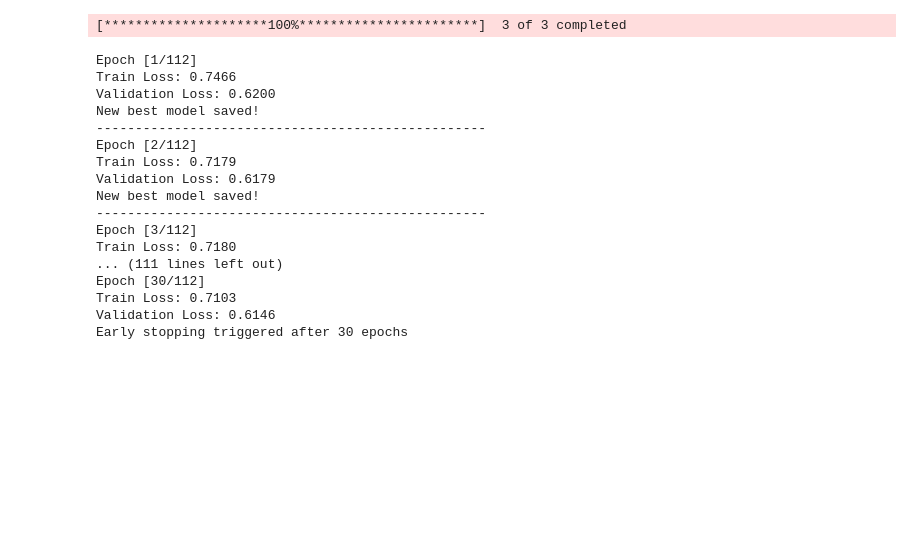
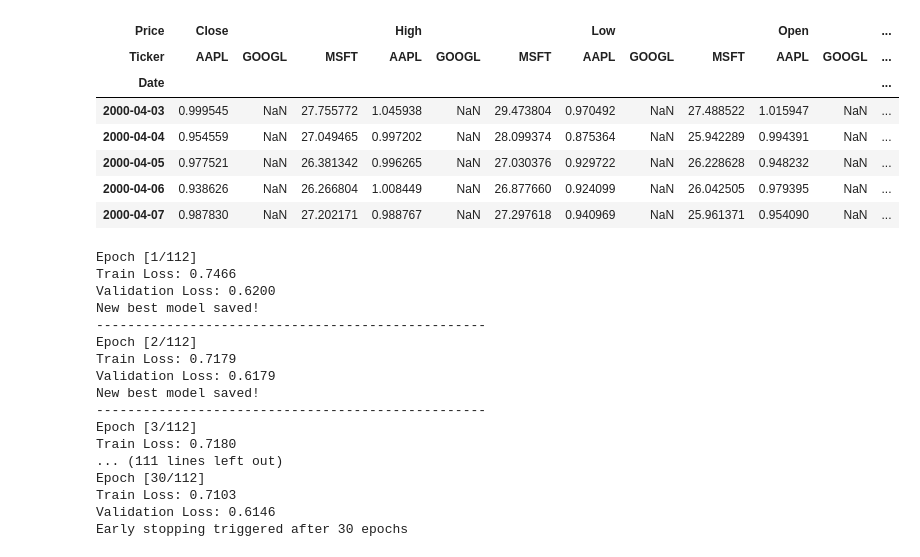
Before and after one commit to voxmenthe/FINPAK, a Jupyter notebook: src/finpak/lstm_predictions/lstm_nb2b.ipynb, the cells around one changed output. Cells and saved outputs as stored; diff of their text form; code cells hidden in the pictures; blank space fills up the shorter version.

```diff
--- a/src/finpak/lstm_predictions/lstm_nb2b.ipynb
+++ b/src/finpak/lstm_predictions/lstm_nb2b.ipynb
@@ -27,10 +54,16 @@ Using device: mps
+# %%
+data_df.head()
+# %% [output]
+| Price | Close |  |  | High |  |  | Low |  |  | Open |  | ... |
+| Ticker | AAPL | GOOGL | MSFT | AAPL | GOOGL | MSFT | AAPL | GOOGL | MSFT | AAPL | GOOGL | ... |
+| Date |  |  |  |  |  |  |  |  |  |  |  | ... |
+| 2000-04-03 | 0.999545 | NaN | 27.755772 | 1.045938 | NaN | 29.473804 | 0.970492 | NaN | 27.488522 | 1.015947 | NaN | ... |
+| 2000-04-04 | 0.954559 | NaN | 27.049465 | 0.997202 | NaN | 28.099374 | 0.875364 | NaN | 25.942289 | 0.994391 | NaN | ... |
+| 2000-04-05 | 0.977521 | NaN | 26.381342 | 0.996265 | NaN | 27.030376 | 0.929722 | NaN | 26.228628 | 0.948232 | NaN | ... |
+| 2000-04-06 | 0.938626 | NaN | 26.266804 | 1.008449 | NaN | 26.877660 | 0.924099 | NaN | 26.042505 | 0.979395 | NaN | ... |
+| 2000-04-07 | 0.987830 | NaN | 27.202171 | 0.988767 | NaN | 27.297618 | 0.940969 | NaN | 25.961371 | 0.954090 | NaN | ... |
 # %%
-tickers = ['AAPL', 'MSFT', 'GOOGL']
-start_date = '2000-04-01'
-end_date = '2024-08-31'
 
-# Download historical data for the tickers
-data_df = download_multiple_tickers(tickers, start_date, end_date)
 data_df = data_df.loc[:,'Adj Close'] # Extract from multi-index dataframe
 
 # Compute percentage changes
@@ -55,8 +88,6 @@ X_scaled = scaler_X.fit_transform(features)
 
 scaler_y = StandardScaler()
 y_scaled = scaler_y.fit_transform(y.reshape(-1, 1)).flatten()
-# %% [output]
-[*********************100%***********************]  3 of 3 completed
 # %%
 """
 - **Create Sequences:**
```
Also changed, not shown: parts of 4 cells of this notebook, 5 other files.
